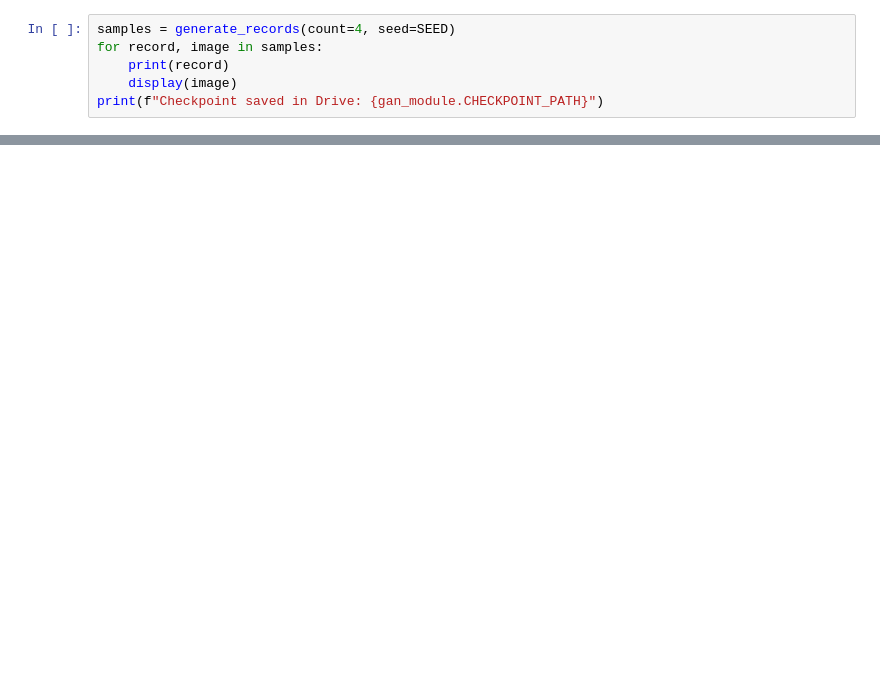
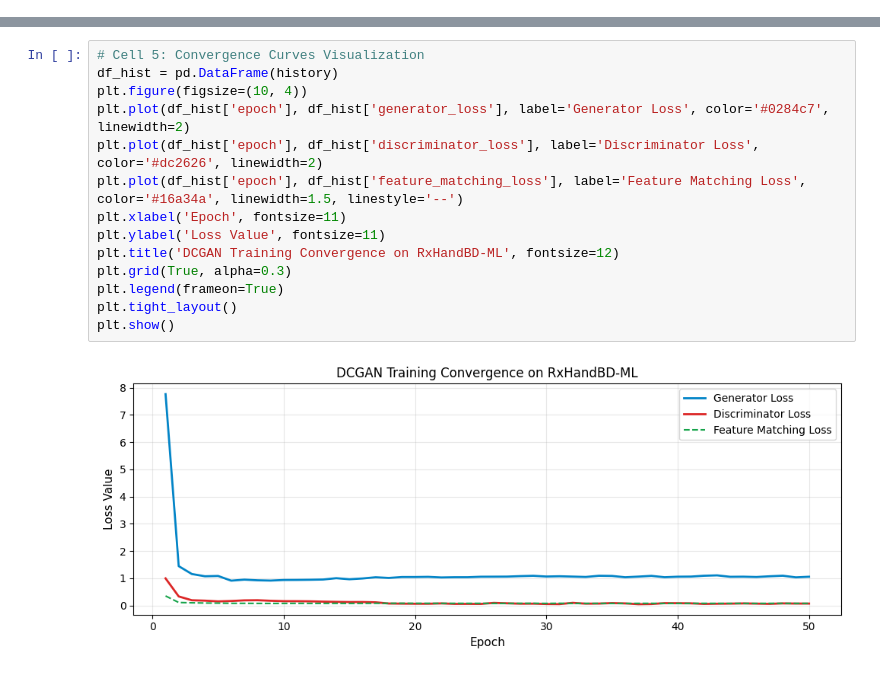
Before and after one commit to Shruti-25092005/AI-Medical-Prescription-Analyzer, a Jupyter notebook: notebooks/Synthetic_Record_GAN.ipynb, the cells around one changed output, grey strips where cells are left out. Saved outputs shown, nothing was run; the diff lists cells and outputs as text; blank space fills up the shorter version.

```diff
--- a/notebooks/Synthetic_Record_GAN.ipynb
+++ b/notebooks/Synthetic_Record_GAN.ipynb
@@ -84,6 +0,0 @@ loss_frame[["generator_loss", "discriminator_loss"]].plot(
-# %%
-samples = generate_records(count=4, seed=SEED)
-for record, image in samples:
-    print(record)
-    display(image)
-print(f"Checkpoint saved in Drive: {gan_module.CHECKPOINT_PATH}")
@@ -99,0 +475,16 @@ files.download(str(gan_module.CHECKPOINT_PATH))
+# %%
+# Cell 5: Convergence Curves Visualization
+df_hist = pd.DataFrame(history)
+plt.figure(figsize=(10, 4))
+plt.plot(df_hist['epoch'], df_hist['generator_loss'], label='Generator Loss', color='#0284c7', linewidth=2)
+plt.plot(df_hist['epoch'], df_hist['discriminator_loss'], label='Discriminator Loss', color='#dc2626', linewidth=2)
+plt.plot(df_hist['epoch'], df_hist['feature_matching_loss'], label='Feature Matching Loss', color='#16a34a', linewidth=1.5, linestyle='--')
+plt.xlabel('Epoch', fontsize=11)
+plt.ylabel('Loss Value', fontsize=11)
+plt.title('DCGAN Training Convergence on RxHandBD-ML', fontsize=12)
+plt.grid(True, alpha=0.3)
+plt.legend(frameon=True)
+plt.tight_layout()
+plt.show()
+# %% [output]
+[figure, added]
```
Also changed, not shown: parts of 21 cells of this notebook, 37 other files.
